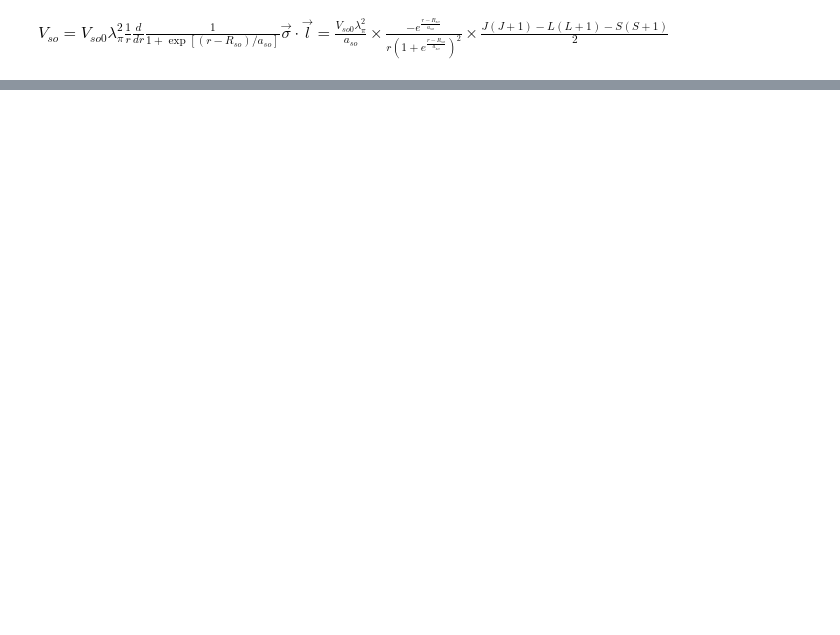
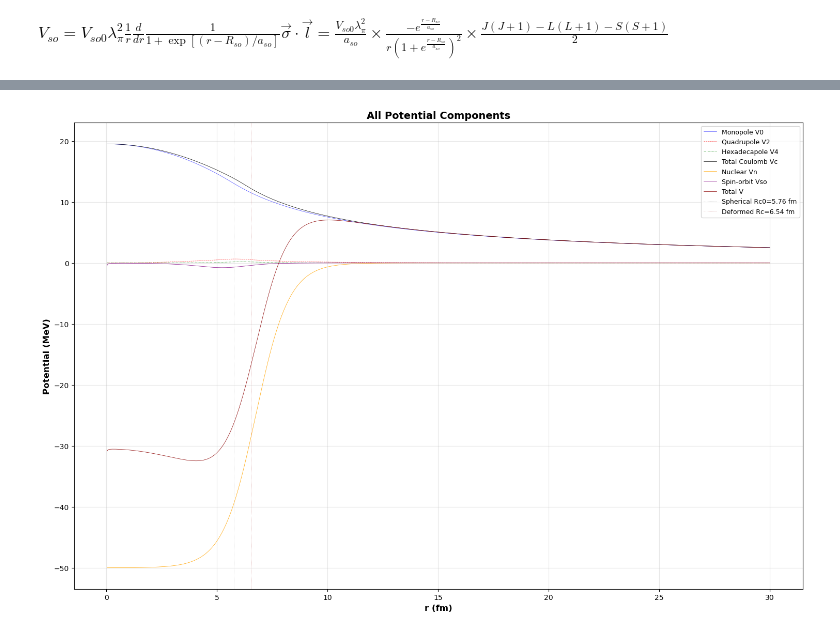
Before and after one commit to Duohereshui99/fit.test, a Jupyter notebook: ff/ff.ipynb, the cells around one changed output, grey strips where cells are left out. Cells and saved outputs as stored; diff of their text form; code cells hidden in the pictures; blank space fills up the shorter version.

```diff
--- a/ff/ff.ipynb
+++ b/ff/ff.ipynb
@@ -119,74 +143,43 @@ def Vc_vectorized(z1, z2, r, theta, Rc0, beta2, beta4):
 # %%
-# ================== Parameters ==================
-beta2tilde = 0.5  # quadrupole deformation parameter
-beta4tilde = 0.2  # hexadecapole deformation parameter
-z1, z2 = 74, 1
-A1 = 160
-Rc0 = 1.21 * A1**(1/3)          # ≈5.95 fm
-theta_0 = 1e-10                # theta angle (along major axis)
-r = np.linspace(0.01, 30.0, 1000) # avoid too small r
+# ================== 计算势能 ==================
 
-# Deformation parameters - can be modified as needed
-beta2 = 0.128  # quadrupole deformation parameter
-beta4 = 0.018  # hexadecapole deformation parameter
+Vc_tot, V_0, V_2, V_4 = Vc_vectorized(z1, z2, r, theta_0, Rc0, beta2, beta4)
+
+VVn = Vn(V0, r0, a0, beta2, beta4, beta2tilde, beta4tilde, r, theta_0)
+
+VVso = Vso(Vso0, rso, aso, L, S, J, r, theta_0, beta2, beta4, beta2tilde, beta4tilde)
+
+V_total = Vc_tot + VVn + VVso
+
+# ================== 绘制图形 ==================
+plt.figure(figsize=(15, 10))
 
 
-Vc_tot, V_0, V_2, V_4 = Vc_vectorized(z1, z2, r, theta_0, Rc0, beta2, beta4)
-print(V_0[0])
-print(V_2[0])
-print(V_4[0])
+plt.plot(r, V_0, 'b-', linewidth=0.5, alpha=0.7, label='Monopole V0')
+plt.plot(r, V_2, 'r--', linewidth=0.5, alpha=0.7, label='Quadrupole V2')
+plt.plot(r, V_4, 'g-.', linewidth=0.5, alpha=0.7, label='Hexadecapole V4')
+plt.plot(r, Vc_tot, 'k-', linewidth=0.5, label='Total Coulomb Vc')
+plt.plot(r, VVn, 'orange', linewidth=0.5, label='Nuclear Vn')
+plt.plot(r, VVso, 'purple', linewidth=0.5, label='Spin-orbit Vso')
+plt.plot(r, V_total, 'darkred', linewidth=0.5, label='Total V')
 
-a0=0.637 ; r0=1.19*A1**(1/3)*(1-0.116*(A1-2*z1)/A1)+0.235 ; V0=50
+# 标记变形半径
+Y20_0 = sph_harm_y(2, 0, theta_0, 0).real
+Y40_0 = sph_harm_y(4, 0, theta_0, 0).real
+Rc_deformed = Rc0 * (1 + beta2 * Y20_0 + beta4 * Y40_0)
+plt.axvline(x=Rc0, color='gray', linestyle=':', alpha=0.5, linewidth=0.5, label=f'Spherical Rc0={Rc0:.2f} fm')
+plt.axvline(x=Rc_deformed, color='brown', linestyle=':', alpha=0.7, linewidth=0.5, label=f'Deformed Rc={Rc_deformed:.2f} fm')
 
-VVn= Vn(V0,r0,a0,beta2,beta4,beta2tilde,beta4tilde,r,theta_0)
+plt.xlabel('r (fm)', fontsize=12, fontweight='bold')
+plt.ylabel('Potential (MeV)', fontsize=12, fontweight='bold')
+plt.title('All Potential Components', fontsize=14, fontweight='bold')
+plt.legend(fontsize=9, loc='upper right')
 
-aso=0.75; Vso0=6.2; rso=1.01*A1**(1/3)
-L=0; S=0.5; J=L+0.5
 
-VVso=Vso(Vso0,rso,aso,L,S,J,r,theta_0,beta2,beta4,beta2tilde,beta4tilde)
-# Create figure
-plt.figure(figsize=(12, 8))
-
-# Plot each potential component
-plt.plot(r, V_0, label='Monopole V0', color='blue', linewidth=1, linestyle='-')
-plt.plot(r, V_2, label='Quadrupole V2 ', color='red', linewidth=1, linestyle='--')
-plt.plot(r, V_4, label='Hexadecapole V4 ', color='green', linewidth=1, linestyle='-.')
-plt.plot(r, Vc_tot, label='Total potential Vc_{tot}', color='black', linewidth=1, linestyle='-')
-# Mark spherical nucleus radius
-plt.axvline(x=Rc0, color='gray', linestyle=':', linewidth=2, alpha=0.7,
-           label=f'Spherical radius Rc0={Rc0:.2f} fm')
-
-# Calculate and mark actual deformed nucleus radius
-Y20_theta0 = sph_harm_y(2, 0, theta_0, 0).real
-Y40_theta0 = sph_harm_y(4, 0, theta_0, 0).real
-Rc_deformed = Rc0 * (1 + beta2*Y20_theta0 + beta4*Y40_theta0)
-plt.axvline(x=Rc_deformed, color='orange', linestyle=':', linewidth=2, alpha=0.7,
-           label=f'Deformed radius Rc={Rc_deformed:.2f} fm')
-
-# Set axes and labels
-plt.xlabel('r (fm)', fontsize=14, fontweight='bold')
-plt.ylabel('Potential V (MeV)', fontsize=14, fontweight='bold')
-
-# Title
-plt.title(f'Deformed Potential Components (θ={theta_0/np.pi*180:.1f}°, Z1={z1}, Z2={z2}, β₂={beta2}, β₄={beta4})',
-          fontsize=16, fontweight='bold')
-# ================== 在你原来的绘图代码最后加上这几行 ==================
-# 计算总势能（库仑 + 核势 + 自旋-轨道势）
-V_total = Vc_tot + VVn + VVso
-
-# 画出总势能（最粗、最显眼）
-plt.plot(r, V_total, 'purple', linewidth=1, label='Total potential V_{total} = Vc + Vn + Vso')
-
-# Grid and legend
-plt.grid(True, alpha=0.3, linestyle='--')
-plt.legend(fontsize=10, loc='best')
-
-# Set axis ranges
-# plt.xlim(0,8)
-# plt.ylim(0,1)
-print(VVn[0])
 plt.tight_layout()
 plt.show()
+# %% [output]
+[figure, added]
 # %%
 plt.plot(r, VVso, label='Spin-orbit Vso', color='orange', linewidth=1, linestyle='--')
 plt.show()
```
Also changed, not shown: parts of 7 cells of this notebook.
